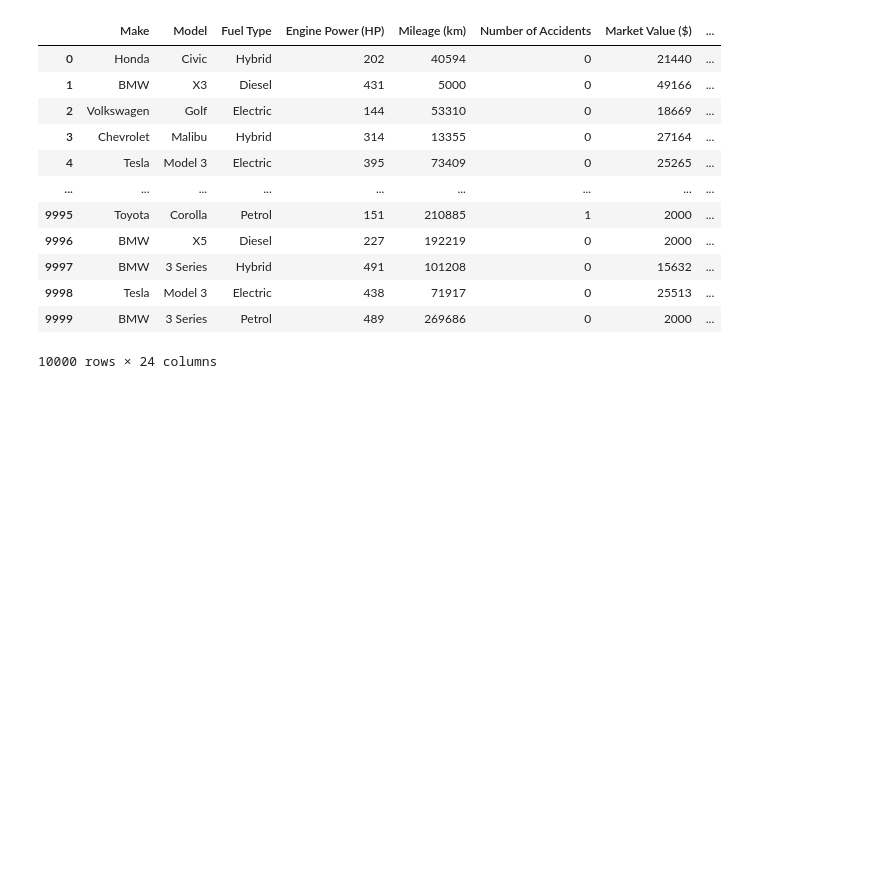
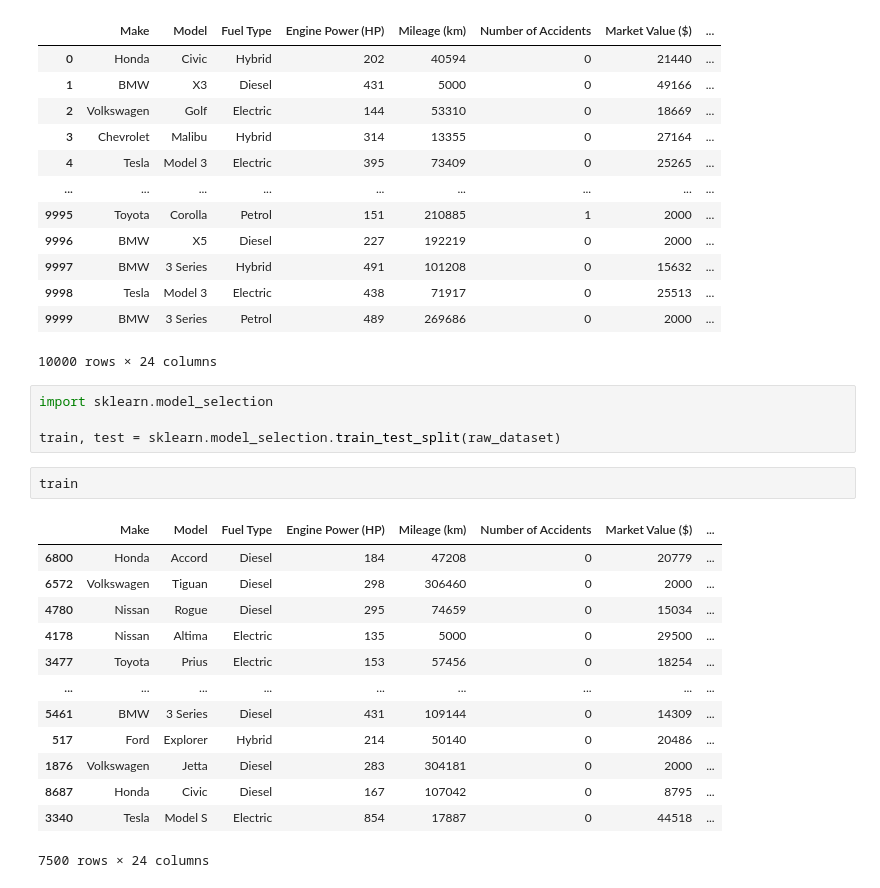
Before and after one commit to SUML-aauto/aegis_app, a Jupyter notebook: datasets/test.ipynb, the cells around one changed output. Cells and saved outputs as stored; diff of their text form; blank space fills up the shorter version.

```diff
--- a/datasets/test.ipynb
+++ b/datasets/test.ipynb
@@ -50,3 +89,23 @@ raw_dataset
 | 9998 | Tesla | Model 3 | Electric | 438 | 71917 | 0 | 25513 | ... |
 | 9999 | BMW | 3 Series | Petrol | 489 | 269686 | 0 | 2000 | ... |
 10000 rows × 24 columns
+# %%
+import sklearn.model_selection
+
+train, test = sklearn.model_selection.train_test_split(raw_dataset)
+# %%
+train
+# %% [output]
+|  | Make | Model | Fuel Type | Engine Power (HP) | Mileage (km) | Number of Accidents | Market Value ($) | ... |
+| 6800 | Honda | Accord | Diesel | 184 | 47208 | 0 | 20779 | ... |
+| 6572 | Volkswagen | Tiguan | Diesel | 298 | 306460 | 0 | 2000 | ... |
+| 4780 | Nissan | Rogue | Diesel | 295 | 74659 | 0 | 15034 | ... |
+| 4178 | Nissan | Altima | Electric | 135 | 5000 | 0 | 29500 | ... |
+| 3477 | Toyota | Prius | Electric | 153 | 57456 | 0 | 18254 | ... |
+| ... | ... | ... | ... | ... | ... | ... | ... | ... |
+| 5461 | BMW | 3 Series | Diesel | 431 | 109144 | 0 | 14309 | ... |
+| 517 | Ford | Explorer | Hybrid | 214 | 50140 | 0 | 20486 | ... |
+| 1876 | Volkswagen | Jetta | Diesel | 283 | 304181 | 0 | 2000 | ... |
+| 8687 | Honda | Civic | Diesel | 167 | 107042 | 0 | 8795 | ... |
+| 3340 | Tesla | Model S | Electric | 854 | 17887 | 0 | 44518 | ... |
+7500 rows × 24 columns
```
Also changed, not shown: parts of 10 cells of this notebook.
